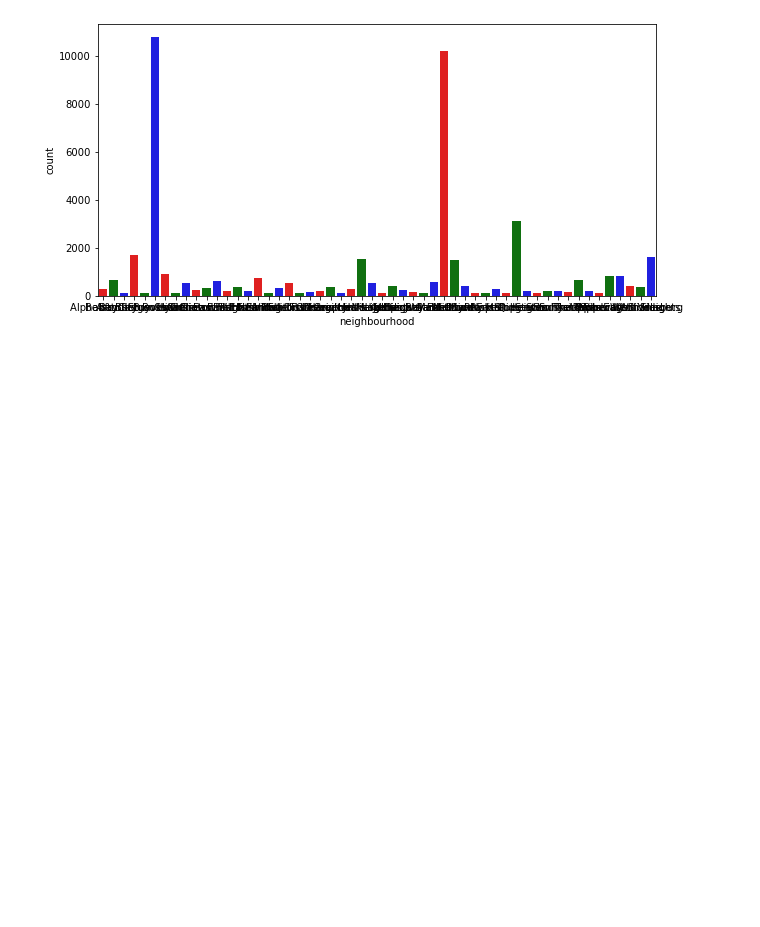
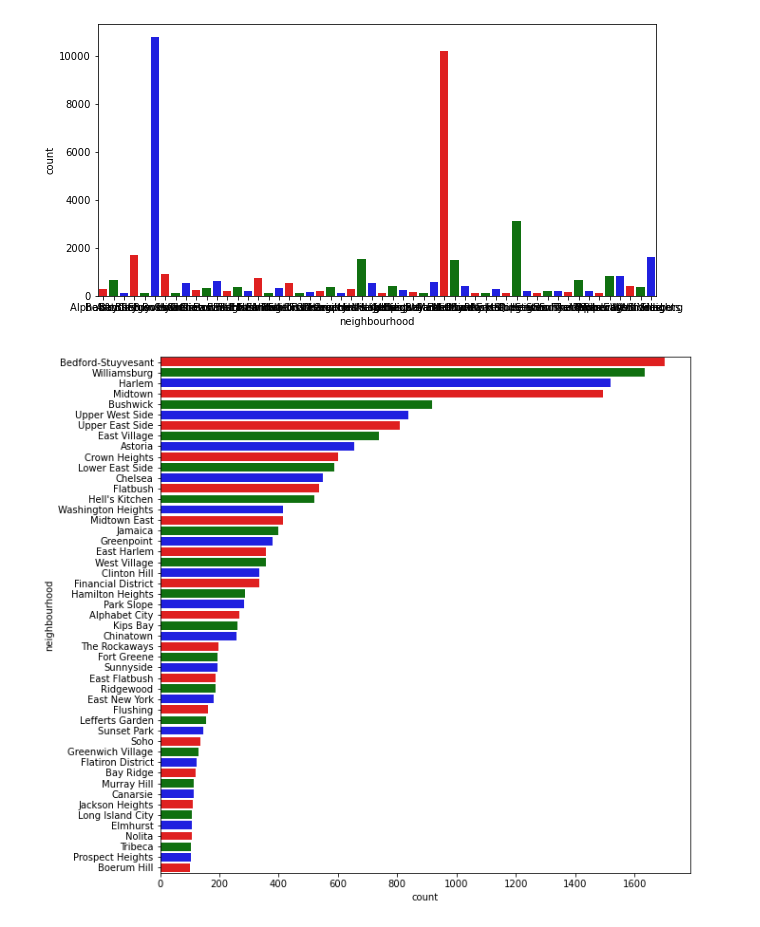
Before and after one commit to belisariomontesinos/AirBnb, a Jupyter notebook: AIrbnb.ipynb, the cells around one changed output. Saved outputs shown, nothing was run; the diff lists cells and outputs as text; code cells hidden in the pictures; blank space fills up the shorter version.

```diff
--- a/AIrbnb.ipynb
+++ b/AIrbnb.ipynb
@@ -198,3 +198,11 @@ plt.figure(figsize=(10,5))
 hoodcount = sns.barplot(x = 'neighbourhood' , y = 'count', data = tophood, palette = ["red", "green", "blue"], ci = False)
 # %% [output]
 [figure]
+# %%
+#th = tophood.drop(['Brooklyn', 'Manhattan', 'The Bronx'])
+th = tophood.drop([18, 107, 144, 164, 167])
+
+plt.figure(figsize=(10,10))
+hoodscount = sns.barplot(x = 'count' , y = 'neighbourhood', data = th, palette = ["red", "green", "blue"],  ci = False)
+# %% [output]
+[figure, added]
```
Also changed, not shown: parts of 2 cells of this notebook.
